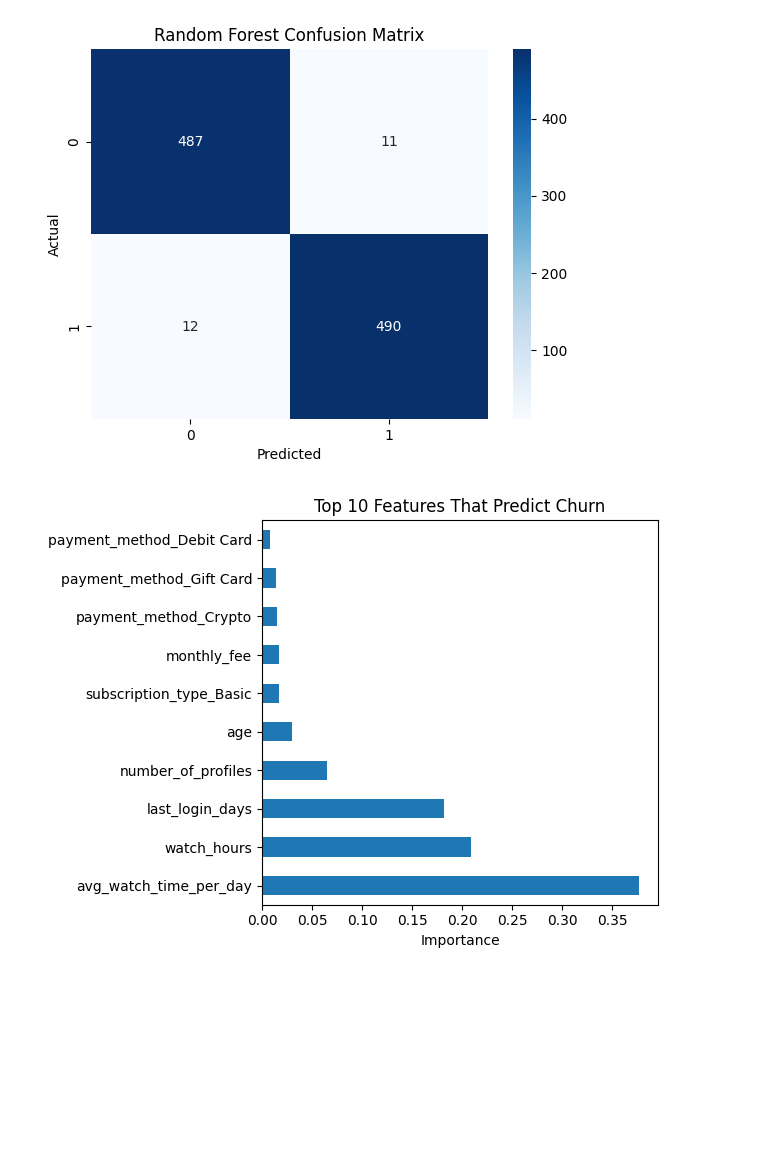
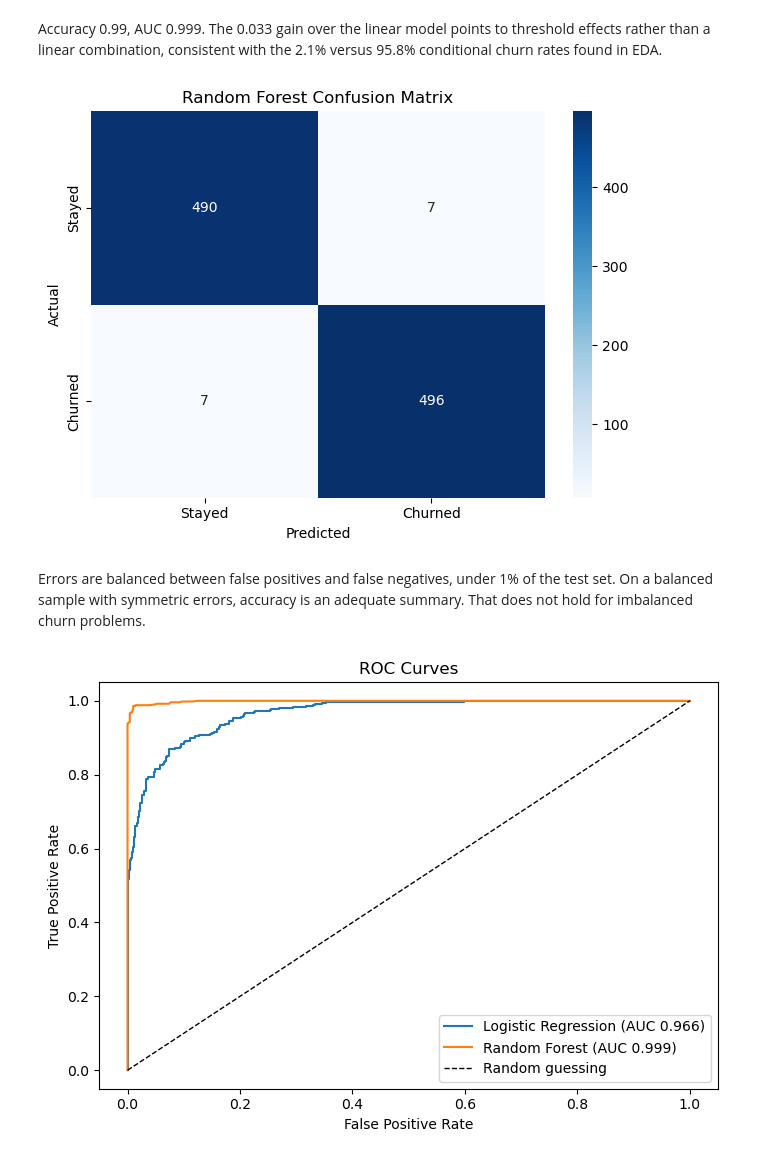
Before and after one commit to Dtumuhairwe/netflix_user_churn_prediction, a Jupyter notebook: notebooks/04_model_building.ipynb, the cells around one changed output. Drawn from its saved outputs; the diff is of its cells as text; code cells hidden in the pictures; blank space fills up the shorter version.

```diff
--- a/notebooks/04_model_building.ipynb
+++ b/notebooks/04_model_building.ipynb
@@ -36,10 +46,15 @@ Data ready!
 # %%
-# Build Logistic Regression model
-lr_model = LogisticRegression(max_iter=1000)
-lr_model.fit(X_train, y_train)
+# Logistic regression needs scaled features; random forest does not
+scaler = StandardScaler()
+X_train_scaled = scaler.fit_transform(X_train)
+X_test_scaled = scaler.transform(X_test)
 
-# Test it
-lr_predictions = lr_model.predict(X_test)
-lr_accuracy = accuracy_score(y_test, lr_predictions)
-print(f"Logistic Regression Accuracy: {lr_accuracy*100:.1f}%")
+lr = LogisticRegression(max_iter=1000)
+lr.fit(X_train_scaled, y_train)
+lr_pred = lr.predict(X_test_scaled)
+lr_proba = lr.predict_proba(X_test_scaled)[:, 1]
+
+print("Logistic Regression")
+print(classification_report(y_test, lr_pred, target_names=['Stayed','Churned']))
+print("ROC-AUC:", round(roc_auc_score(y_test, lr_proba), 3))
 # %% [output]
@@ -47,10 +76,10 @@ Logistic Regression Accuracy: 89.9%
 # %%
-# Build Random Forest model
-rf_model = RandomForestClassifier(n_estimators=100, random_state=42)
-rf_model.fit(X_train, y_train)
+rf = RandomForestClassifier(n_estimators=100, random_state=42)
+rf.fit(X_train, y_train)
+rf_pred = rf.predict(X_test)
+rf_proba = rf.predict_proba(X_test)[:, 1]
 
-# Test it
-rf_predictions = rf_model.predict(X_test)
-rf_accuracy = accuracy_score(y_test, rf_predictions)
-print(f"Random Forest Accuracy: {rf_accuracy*100:.1f}%")
+print("Random Forest")
+print(classification_report(y_test, rf_pred, target_names=['Stayed','Churned']))
+print("ROC-AUC:", round(roc_auc_score(y_test, rf_proba), 3))
 # %% [output]
@@ -58,20 +97,33 @@ Random Forest Accuracy: 97.7%
+# %% [markdown]
+Accuracy 0.99, AUC 0.999. The 0.033 gain over the linear model points to threshold effects rather than a linear combination, consistent with the 2.1% versus 95.8% conditional churn rates found in EDA.
 # %%
-# Confusion matrix for Random Forest
-cm = confusion_matrix(y_test, rf_predictions)
-sns.heatmap(cm, annot=True, fmt='d', cmap='Blues')
+# Where does the model go wrong?
+cm = confusion_matrix(y_test, rf_pred)
+sns.heatmap(cm, annot=True, fmt='d', cmap='Blues',
+            xticklabels=['Stayed','Churned'], yticklabels=['Stayed','Churned'])
 plt.title('Random Forest Confusion Matrix')
 plt.xlabel('Predicted')
 plt.ylabel('Actual')
+plt.tight_layout()
 plt.show()
 # %% [output]
-[figure, old version]
+[figure, new version]
+# %% [markdown]
+Errors are balanced between false positives and false negatives, under 1% of the test set. On a balanced sample with symmetric errors, accuracy is an adequate summary. That does not hold for imbalanced churn problems.
 # %%
-# Which features matter most to the model?
-feature_importance = pd.Series(rf_model.feature_importances_, index=X.columns)
-feature_importance.sort_values(ascending=False).head(10).plot(kind='barh')
-plt.title('Top 10 Features That Predict Churn')
-plt.xlabel('Importance')
+# How do the two models compare across all thresholds?
+fpr_lr, tpr_lr, _ = roc_curve(y_test, lr_proba)
+fpr_rf, tpr_rf, _ = roc_curve(y_test, rf_proba)
+
+plt.figure(figsize=(7, 5))
+plt.plot(fpr_lr, tpr_lr, label=f'Logistic Regression (AUC {roc_auc_score(y_test, lr_proba):.3f})')
+plt.plot(fpr_rf, tpr_rf, label=f'Random Forest (AUC {roc_auc_score(y_test, rf_proba):.3f})')
+plt.plot([0, 1], [0, 1], 'k--', linewidth=1, label='Random guessing')
+plt.xlabel('False Positive Rate')
+plt.ylabel('True Positive Rate')
+plt.title('ROC Curves')
+plt.legend()
 plt.tight_layout()
 plt.show()
 # %% [output]
-[figure, old version]
+[figure, new version]
```
Also changed, not shown: parts of 17 cells of this notebook, 3 other files.
